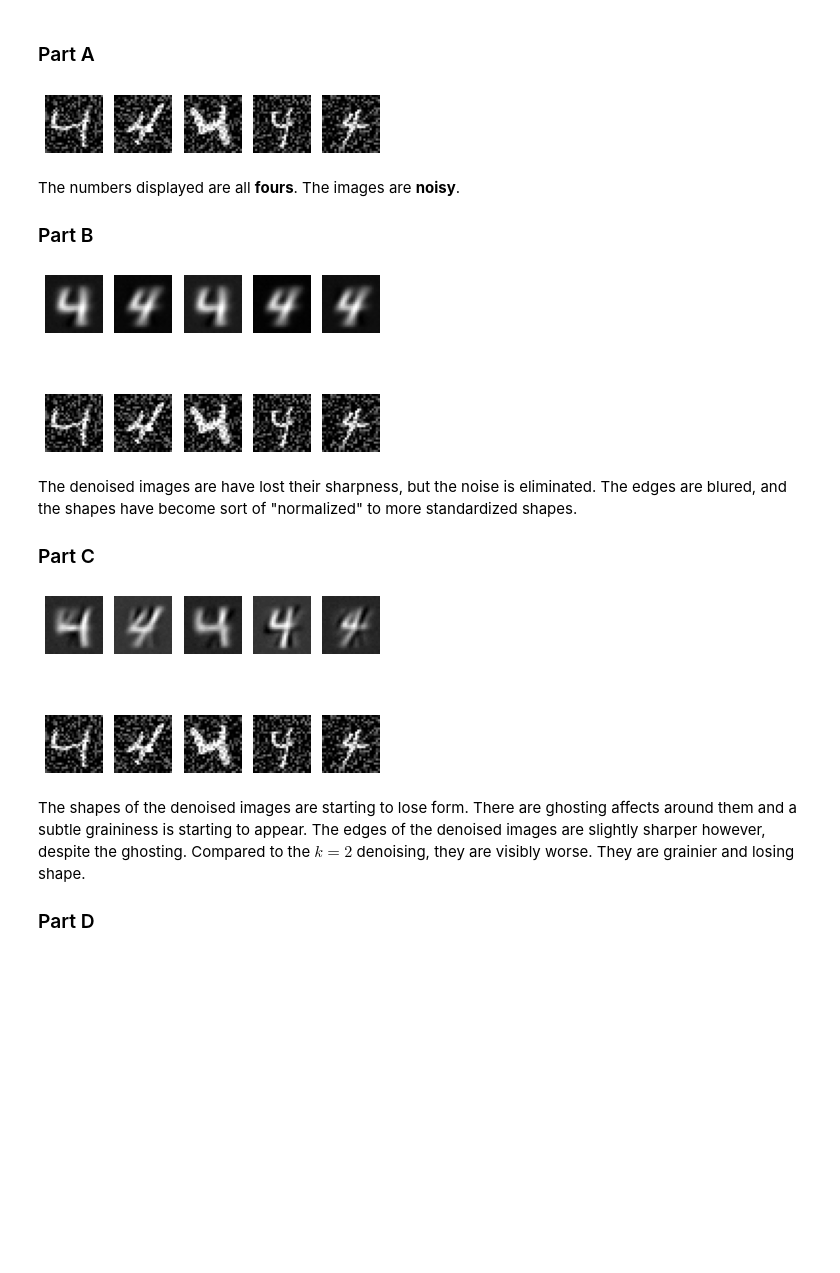
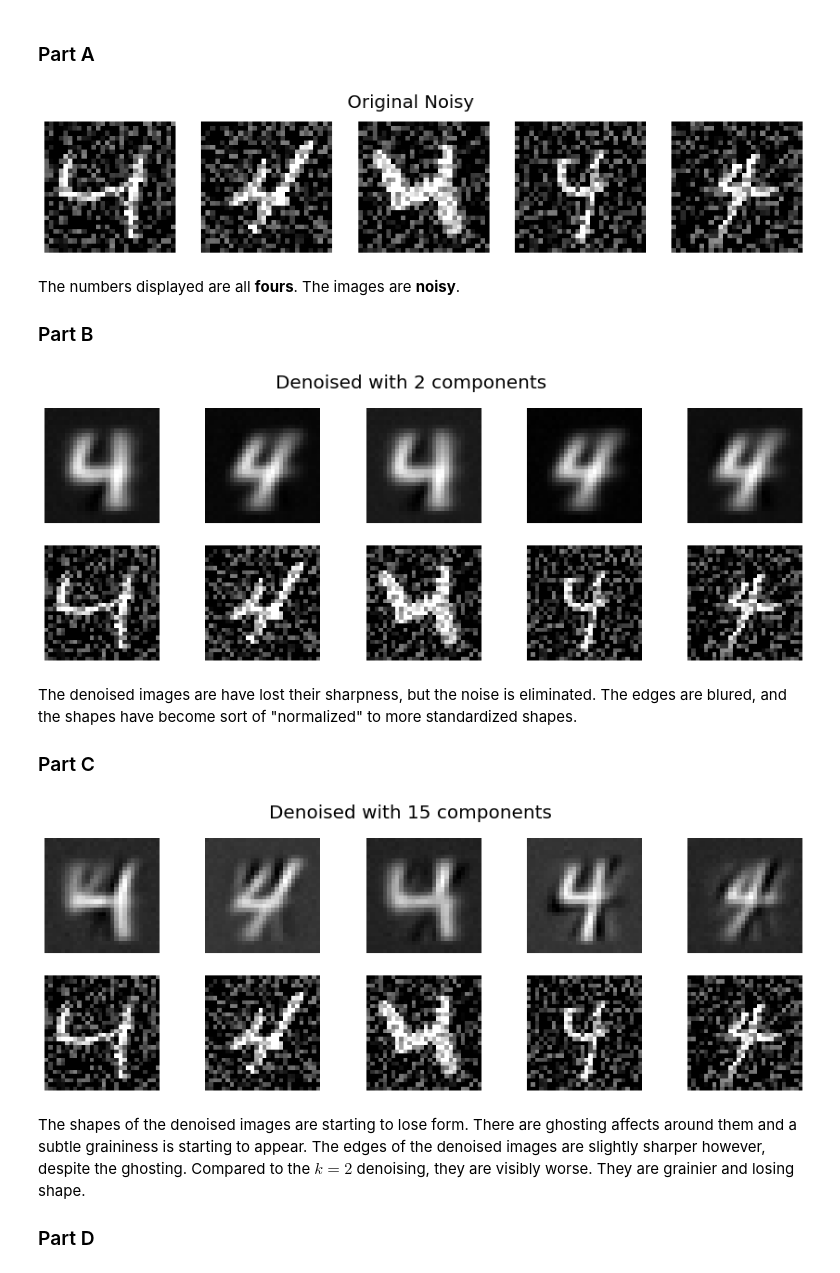
Before and after one commit to rickdgray/Advanced_Predictive_Models, a Jupyter notebook: Homework 8/H8Q1.ipynb, the cells around one changed output. Drawn from its saved outputs; the diff is of its cells as text; code cells hidden in the pictures; blank space fills up the shorter version.

```diff
--- a/Homework 8/H8Q1.ipynb
+++ b/Homework 8/H8Q1.ipynb
@@ -10,13 +10,14 @@ from matplotlib import pyplot as plt
 # %%
 x = pd.read_csv("MNIST_Subset.csv").to_numpy()
 x_reconstructed = x.reshape((x.shape[0], 28, 28))
 
-fig, axs = plt.subplots(1, 5)
+fig, axs = plt.subplots(1, 5, figsize=(15, 3))
+fig.suptitle("Original Noisy", fontsize=20)
 for i in range(5):
     axs[i].imshow(x_reconstructed[i], cmap=plt.get_cmap('gray'))
     axs[i].axis('off')
 # %% [output]
-[figure, old version]
+[figure, new version]
 # %% [markdown]
 The numbers displayed are all __fours__. The images are __noisy__.
 
@@ -27,14 +28,15 @@ U, S, V = np.linalg.svd(x)
 x_denoised_2 = np.dot(U[:, :2], np.dot(np.diag(S[:2]), V[:2, :]))
 x_denoised_2 = x_denoised_2.reshape((x_denoised_2.shape[0], 28, 28))
 
-fig, axs = plt.subplots(2, 5)
+fig, axs = plt.subplots(2, 5, figsize=(15, 5))
+fig.suptitle("Denoised with 2 components", fontsize=20)
 for i in range(5):
     axs[0, i].imshow(x_denoised_2[i], cmap=plt.get_cmap('gray'))
     axs[0, i].axis('off')
     axs[1, i].imshow(x_reconstructed[i], cmap=plt.get_cmap('gray'))
     axs[1, i].axis('off')
 # %% [output]
-[figure, old version]
+[figure, new version]
 # %% [markdown]
 The denoised images are have lost their sharpness, but the noise is eliminated. The edges are blured, and the shapes have become sort of "normalized" to more standardized shapes.
 
@@ -43,14 +45,15 @@ The denoised images are have lost their sharpness, but the noise is eliminated.
 x_denoised_15 = np.dot(U[:, :15], np.dot(np.diag(S[:15]), V[:15, :]))
 x_denoised_15 = x_denoised_15.reshape((x_denoised_15.shape[0], 28, 28))
 
-fig, axs = plt.subplots(2, 5)
+fig, axs = plt.subplots(2, 5, figsize=(15, 5))
+fig.suptitle("Denoised with 15 components", fontsize=20)
 for i in range(5):
     axs[0, i].imshow(x_denoised_15[i], cmap=plt.get_cmap('gray'))
     axs[0, i].axis('off')
     axs[1, i].imshow(x_reconstructed[i], cmap=plt.get_cmap('gray'))
     axs[1, i].axis('off')
 # %% [output]
-[figure, old version]
+[figure, new version]
 # %% [markdown]
 The shapes of the denoised images are starting to lose form. There are ghosting affects around them and a subtle graininess is starting to appear. The edges of the denoised images are slightly sharper however, despite the ghosting. Compared to the $k=2$ denoising, they are visibly worse. They are grainier and losing shape.
 
```
Also changed, not shown: parts of 1 cell of this notebook, 1 other file.
